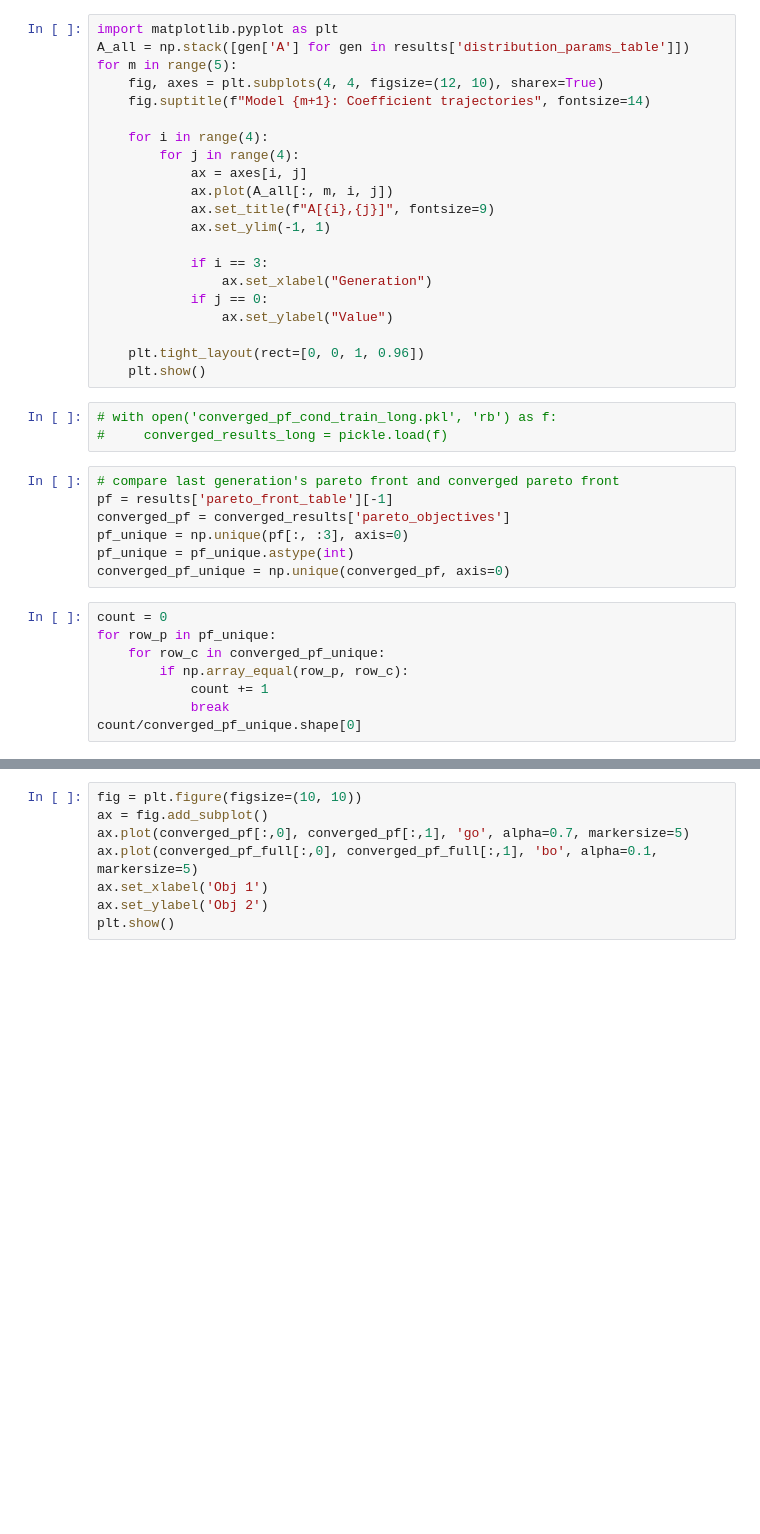
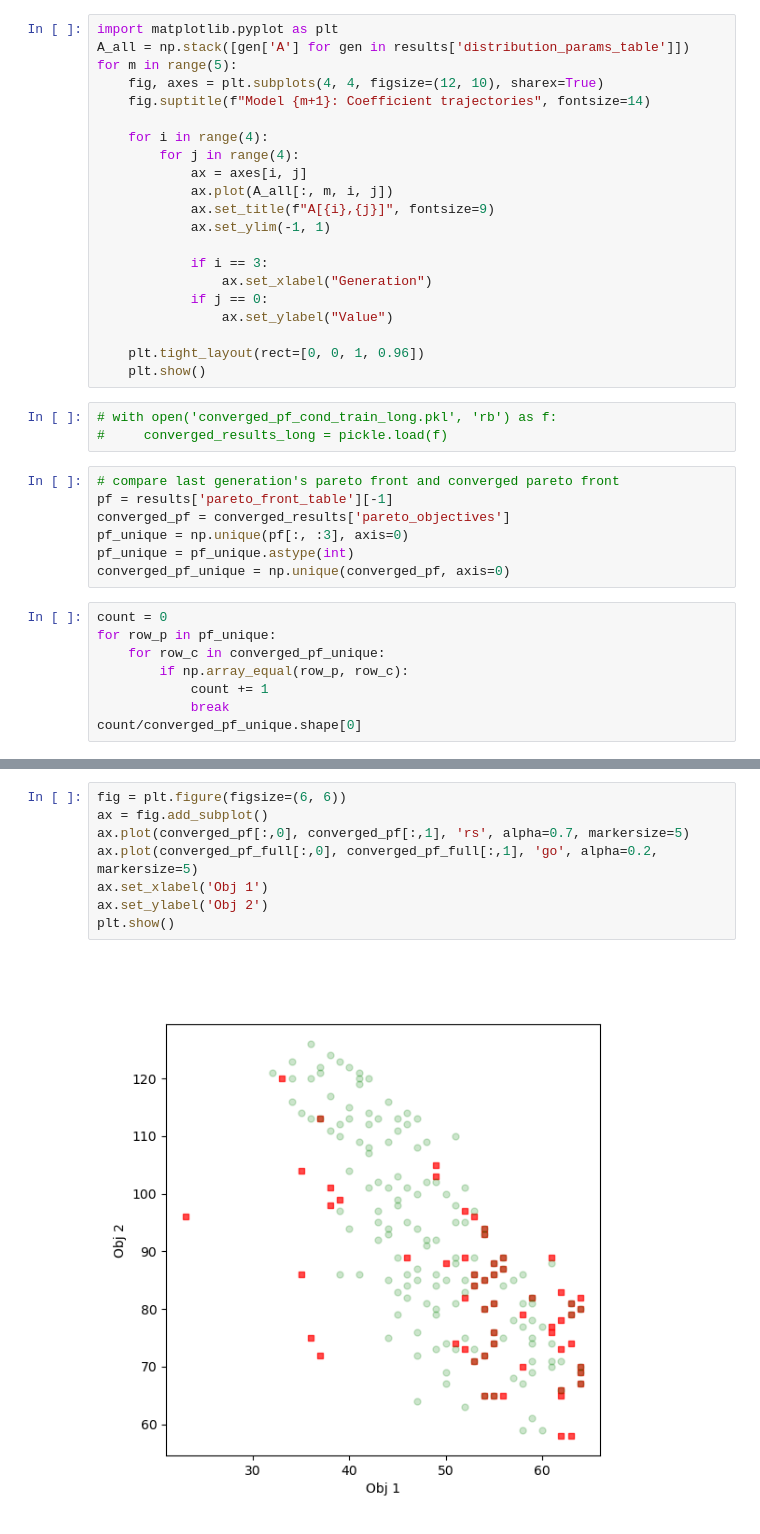
Before and after one commit to rameshsrinivasanuci/multiobjective, a Jupyter notebook: cp_eda.ipynb, the cells around one changed output, grey strips where cells are left out. Drawn from its saved outputs; the diff is of its cells as text; blank space fills up the shorter version.

```diff
--- a/cp_eda.ipynb
+++ b/cp_eda.ipynb
@@ -791,8 +1672,10 @@ plt.show()
 # %%
-fig = plt.figure(figsize=(10, 10))
+fig = plt.figure(figsize=(6, 6))
 ax = fig.add_subplot()
-ax.plot(converged_pf[:,0], converged_pf[:,1], 'go', alpha=0.7, markersize=5)
-ax.plot(converged_pf_full[:,0], converged_pf_full[:,1], 'bo', alpha=0.1, markersize=5)
+ax.plot(converged_pf[:,0], converged_pf[:,1], 'rs', alpha=0.7, markersize=5)
+ax.plot(converged_pf_full[:,0], converged_pf_full[:,1], 'go', alpha=0.2, markersize=5)
 ax.set_xlabel('Obj 1')
 ax.set_ylabel('Obj 2')
 plt.show()
+# %% [output]
+[figure, added]
```
Also changed, not shown: parts of 34 cells of this notebook.
